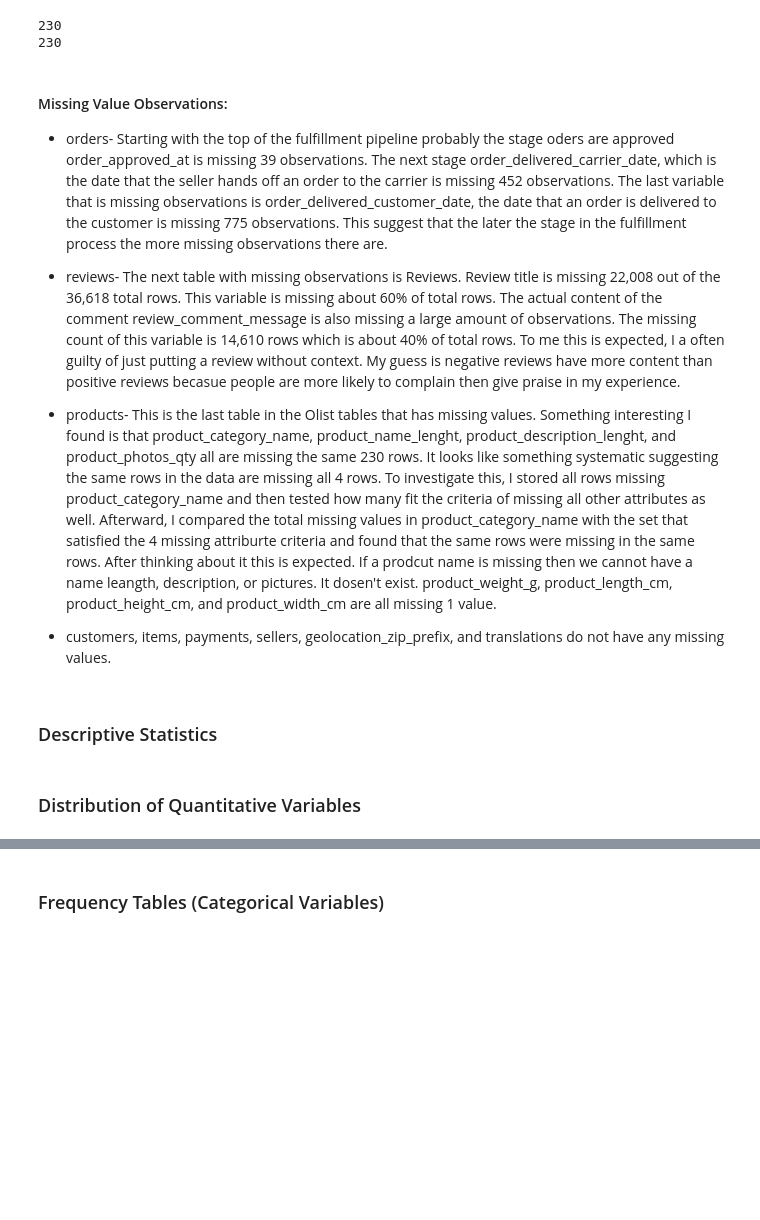
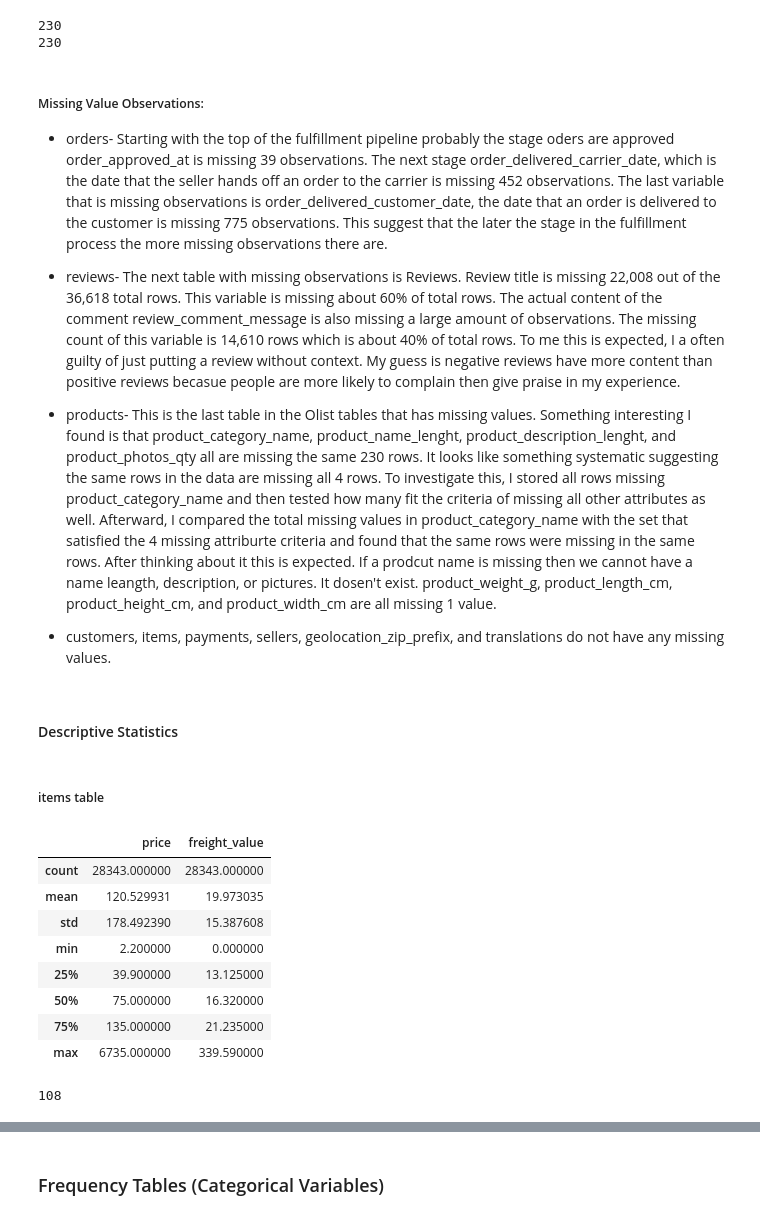
Before and after one commit to JonathanStachowiak/Option_2_Final_Project_Jonathan_Stachowiak, a Jupyter notebook: notebooks/olist_project_starter.ipynb, the cells around one changed output, grey strips where cells are left out. Saved outputs shown, nothing was run; the diff lists cells and outputs as text; code cells hidden in the pictures; blank space fills up the shorter version.

```diff
--- a/notebooks/olist_project_starter.ipynb
+++ b/notebooks/olist_project_starter.ipynb
@@ -302,7 +304,7 @@ print(missing_all_four.shape[0])
 230
 230
 # %% [markdown]
-#### Missing Value Observations:
+##### Missing Value Observations:
 * orders- Starting with the top of the fulfillment pipeline probably the stage oders are approved order_approved_at is missing 39 observations. The next stage order_delivered_carrier_date, which is the date that the seller hands off an order to the carrier is missing 452 observations. The last variable that is missing observations is order_delivered_customer_date, the date that an order is delivered to the customer is missing 775 observations. This suggest that the later the stage in the fulfillment process the more missing observations there are.
 
 * reviews- The next table with missing observations is Reviews. Review title is missing 22,008 out of the 36,618 total rows. This variable is missing about 60% of total rows. The actual content of the comment review_comment_message is also missing a large amount of observations. The missing count of this variable is 14,610 rows which is about 40% of total rows. To me this is expected, I a often guilty of just putting a review without context. My guess is negative reviews have more content than positive reviews becasue people are more likely to complain then give praise in my experience.
@@ -311,6 +313,24 @@ print(missing_all_four.shape[0])
 
 * customers, items, payments, sellers, geolocation_zip_prefix, and translations do not have any missing values.
 # %% [markdown]
-### Descriptive Statistics
+#### Descriptive Statistics
-# %% [markdown]
-### Distribution of Quantitative Variables
+# %% [markdown]
+##### items table
+# %%
+# Descriptive stats for quanititative variables in the items table.
+items[["price", "freight_value"]].describe()
+# %% [output]
+|  | price | freight_value |
+| count | 28343.000000 | 28343.000000 |
+| mean | 120.529931 | 19.973035 |
+| std | 178.492390 | 15.387608 |
+| min | 2.200000 | 0.000000 |
+| 25% | 39.900000 | 13.125000 |
+| 50% | 75.000000 | 16.320000 |
+| 75% | 135.000000 | 21.235000 |
+| max | 6735.000000 | 339.590000 |
+# %%
+# Check the number of rows in the items table where freight_value is equal to 0
+print((items["freight_value"] == 0).sum())
+# %% [output]
+108
```
Also changed, not shown: parts of 20 cells of this notebook.
